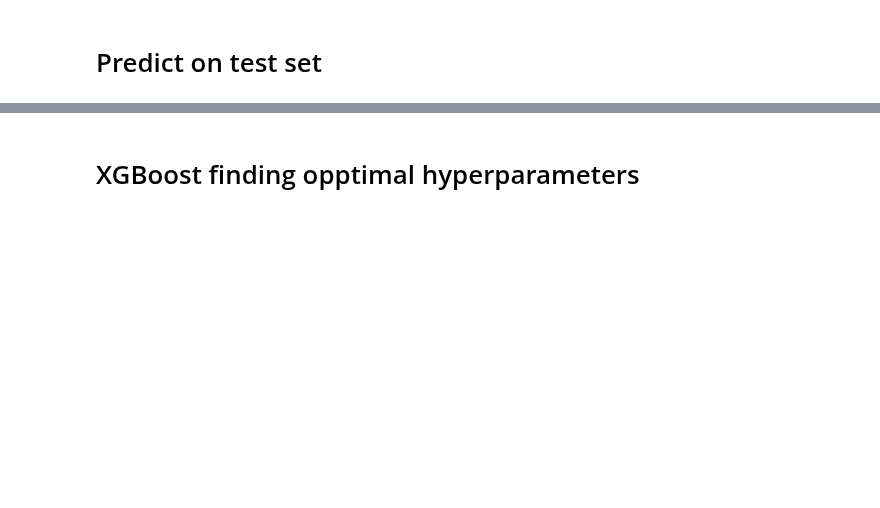
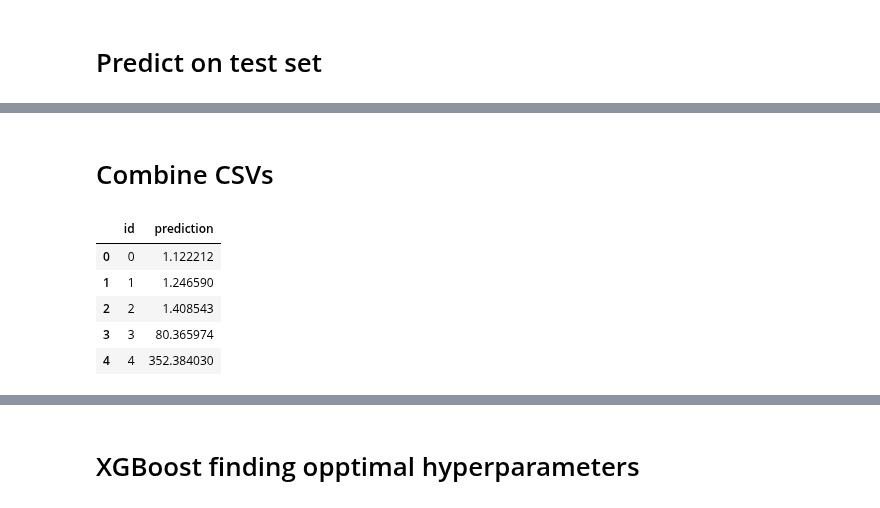
Before and after one commit to Mathias-a/TDT4173-project, a Jupyter notebook: mathias_xgboost.ipynb, the cells around one changed output, grey strips where cells are left out. Drawn from its saved outputs; the diff is of its cells as text; code cells hidden in the pictures; blank space fills up the shorter version.

```diff
--- a/mathias_xgboost.ipynb
+++ b/mathias_xgboost.ipynb
@@ -232,0 +383,44 @@ plt.show()
+# %% [markdown]
+ # Combine CSVs
+# %%
+
+def combine_location_files(a_file, b_file, c_file, output_file=None):
+    # Load the files
+    a_data = pd.read_csv(a_file)
+    b_data = pd.read_csv(b_file)
+    c_data = pd.read_csv(c_file)
+
+    # Concatenate the data from the three files
+    combined_data = pd.concat([a_data, b_data, c_data], ignore_index=True)
+
+    # Sort by date_forecast and LOCATION
+    combined_data = combined_data.sort_values(by=["LOCATION", "date_forecast"])
+
+    # Create the delivery file structure
+    delivery_file = pd.DataFrame(
+        {"id": range(len(combined_data)), "prediction": combined_data["pv_prediction"]}
+    )
+
+    # Save to file if output_file is provided
+    if output_file:
+        delivery_file.to_csv(output_file, index=False)
+
+    return delivery_file
+
+
+# Example usage of the function to generate and save the combined delivery file
+output_path = "predictions/combined_delivery_file.csv"
+delivery_file = combine_location_files(
+    "predictions/A_xgboost.csv",
+    "predictions/B_xgboost.csv",
+    "predictions/C_xgboost.csv",
+    output_file=output_path,
+)
+delivery_file.head()
+# %% [output]
+|  | id | prediction |
+| 0 | 0 | 1.122212 |
+| 1 | 1 | 1.246590 |
+| 2 | 2 | 1.408543 |
+| 3 | 3 | 80.365974 |
+| 4 | 4 | 352.384030 |
```
Also changed, not shown: parts of 15 cells of this notebook, 6 other files.
